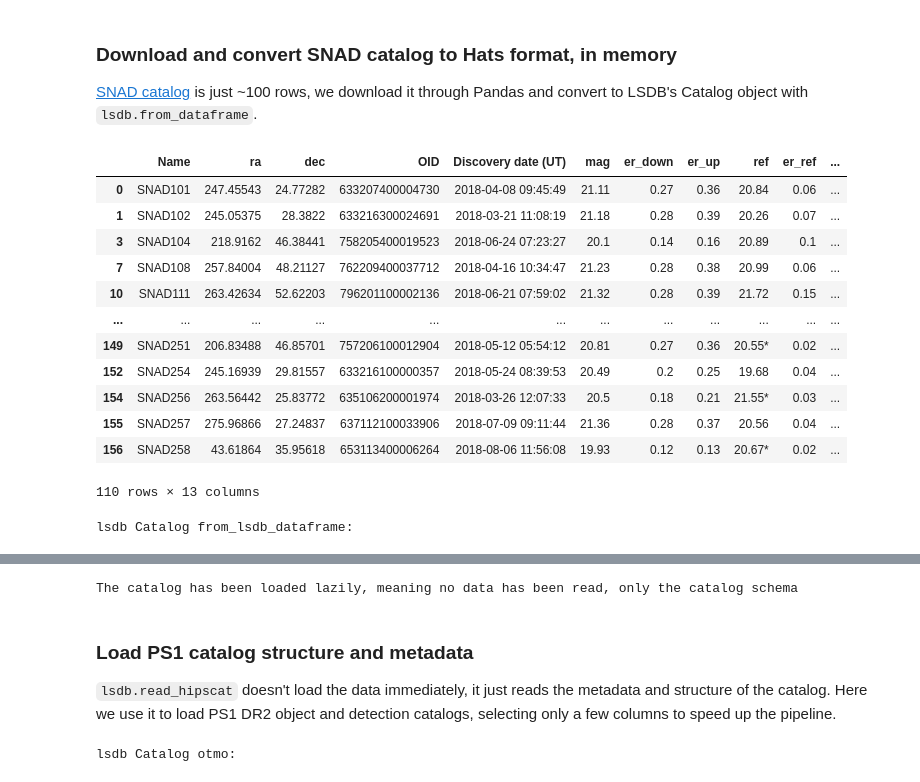
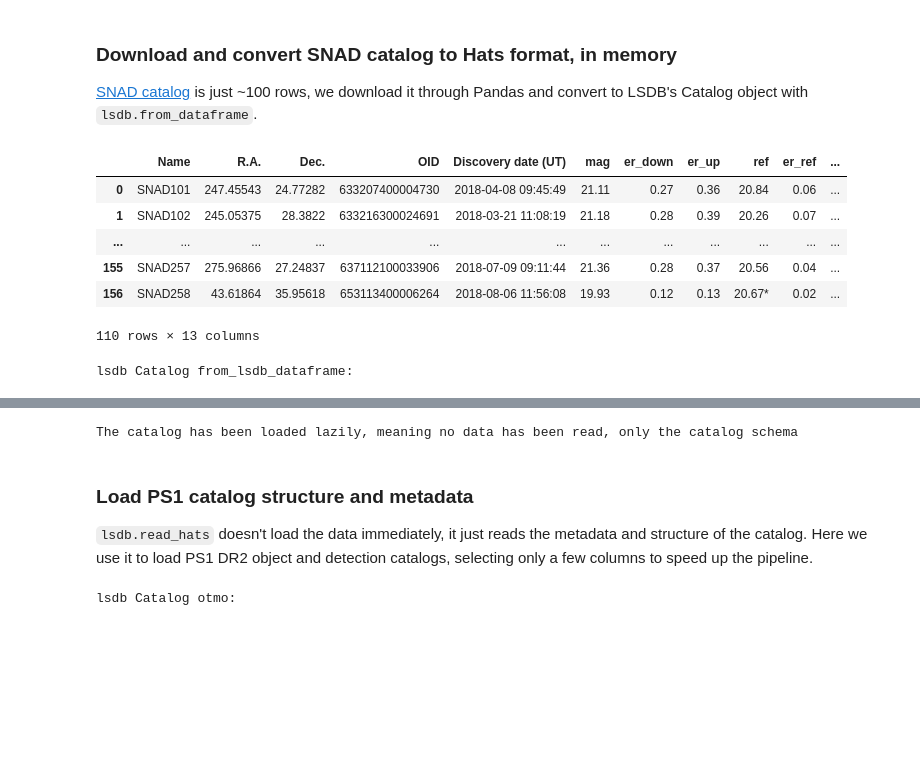
Before and after one commit to astronomy-commons/lsdb, a Jupyter notebook: docs/tutorials/pre_executed/zubercal-ps1-snad.ipynb, the cells around one changed output, grey strips where cells are left out. Cells and saved outputs as stored; diff of their text form; code cells hidden in the pictures; blank space fills up the shorter version.

```diff
--- a/docs/tutorials/pre_executed/zubercal-ps1-snad.ipynb
+++ b/docs/tutorials/pre_executed/zubercal-ps1-snad.ipynb
@@ -38,36 +38,29 @@ ZUBERCAL_PATH = "https://data.lsdb.io/hats/ztf_dr16/zubercal/"
 [SNAD catalog](https://snad.space/catalog/) is just ~100 rows, we download it through Pandas and convert to LSDB's Catalog object with `lsdb.from_dataframe`.
 # %%
 # Load SNAD catalog, remove rows with missing values and rename columns to more friendly names
-snad_df = (
-    pd.read_csv(
-        "https://snad.space/catalog/snad_catalog.csv",
-        dtype_backend="pyarrow",
-    )
-    .rename(columns={"R.A.": "ra", "Dec.": "dec"})
-    .dropna()
-)
+snad_df = pd.read_csv(
+    "https://snad.space/catalog/snad_catalog.csv",
+    dtype_backend="pyarrow",
+).dropna()
 display(snad_df)
 
 # Convert to LSDB's Catalog object
 snad_catalog = from_dataframe(
     snad_df,
     # Optimize partition size
     drop_empty_siblings=True,
     # Keep partitions small
     lowest_order=5,
+    # Specify columns with coordinates
+    ra_column="R.A.",
+    dec_column="Dec.",
 )
 display(snad_catalog)
 # %% [output]
-|  | Name | ra | dec | OID | Discovery date (UT) | mag | er_down | er_up | ref | er_ref | ... |
+|  | Name | R.A. | Dec. | OID | Discovery date (UT) | mag | er_down | er_up | ref | er_ref | ... |
 | 0 | SNAD101 | 247.45543 | 24.77282 | 633207400004730 | 2018-04-08 09:45:49 | 21.11 | 0.27 | 0.36 | 20.84 | 0.06 | ... |
 | 1 | SNAD102 | 245.05375 | 28.3822 | 633216300024691 | 2018-03-21 11:08:19 | 21.18 | 0.28 | 0.39 | 20.26 | 0.07 | ... |
-| 3 | SNAD104 | 218.9162 | 46.38441 | 758205400019523 | 2018-06-24 07:23:27 | 20.1 | 0.14 | 0.16 | 20.89 | 0.1 | ... |
-| 7 | SNAD108 | 257.84004 | 48.21127 | 762209400037712 | 2018-04-16 10:34:47 | 21.23 | 0.28 | 0.38 | 20.99 | 0.06 | ... |
-| 10 | SNAD111 | 263.42634 | 52.62203 | 796201100002136 | 2018-06-21 07:59:02 | 21.32 | 0.28 | 0.39 | 21.72 | 0.15 | ... |
 | ... | ... | ... | ... | ... | ... | ... | ... | ... | ... | ... | ... |
-| 149 | SNAD251 | 206.83488 | 46.85701 | 757206100012904 | 2018-05-12 05:54:12 | 20.81 | 0.27 | 0.36 | 20.55* | 0.02 | ... |
-| 152 | SNAD254 | 245.16939 | 29.81557 | 633216100000357 | 2018-05-24 08:39:53 | 20.49 | 0.2 | 0.25 | 19.68 | 0.04 | ... |
-| 154 | SNAD256 | 263.56442 | 25.83772 | 635106200001974 | 2018-03-26 12:07:33 | 20.5 | 0.18 | 0.21 | 21.55* | 0.03 | ... |
 | 155 | SNAD257 | 275.96866 | 27.24837 | 637112100033906 | 2018-07-09 09:11:44 | 21.36 | 0.28 | 0.37 | 20.56 | 0.04 | ... |
 | 156 | SNAD258 | 43.61864 | 35.95618 | 653113400006264 | 2018-08-06 11:56:08 | 19.93 | 0.12 | 0.13 | 20.67* | 0.02 | ... |
 110 rows × 13 columns
@@ -83,7 +76,7 @@ The catalog has been loaded lazily, meaning no data has been read, only the cata
 # %% [markdown]
 ### Load PS1 catalog structure and metadata
 
-`lsdb.read_hipscat` doesn't load the data immediately, it just reads the metadata and structure of the catalog.
+`lsdb.read_hats` doesn't load the data immediately, it just reads the metadata and structure of the catalog.
 Here we use it to load PS1 DR2 object and detection catalogs, selecting only a few columns to speed up the pipeline.
 # %%
 # Load PS1 catalogs metadata
```
Also changed, not shown: parts of 5 cells of this notebook.
